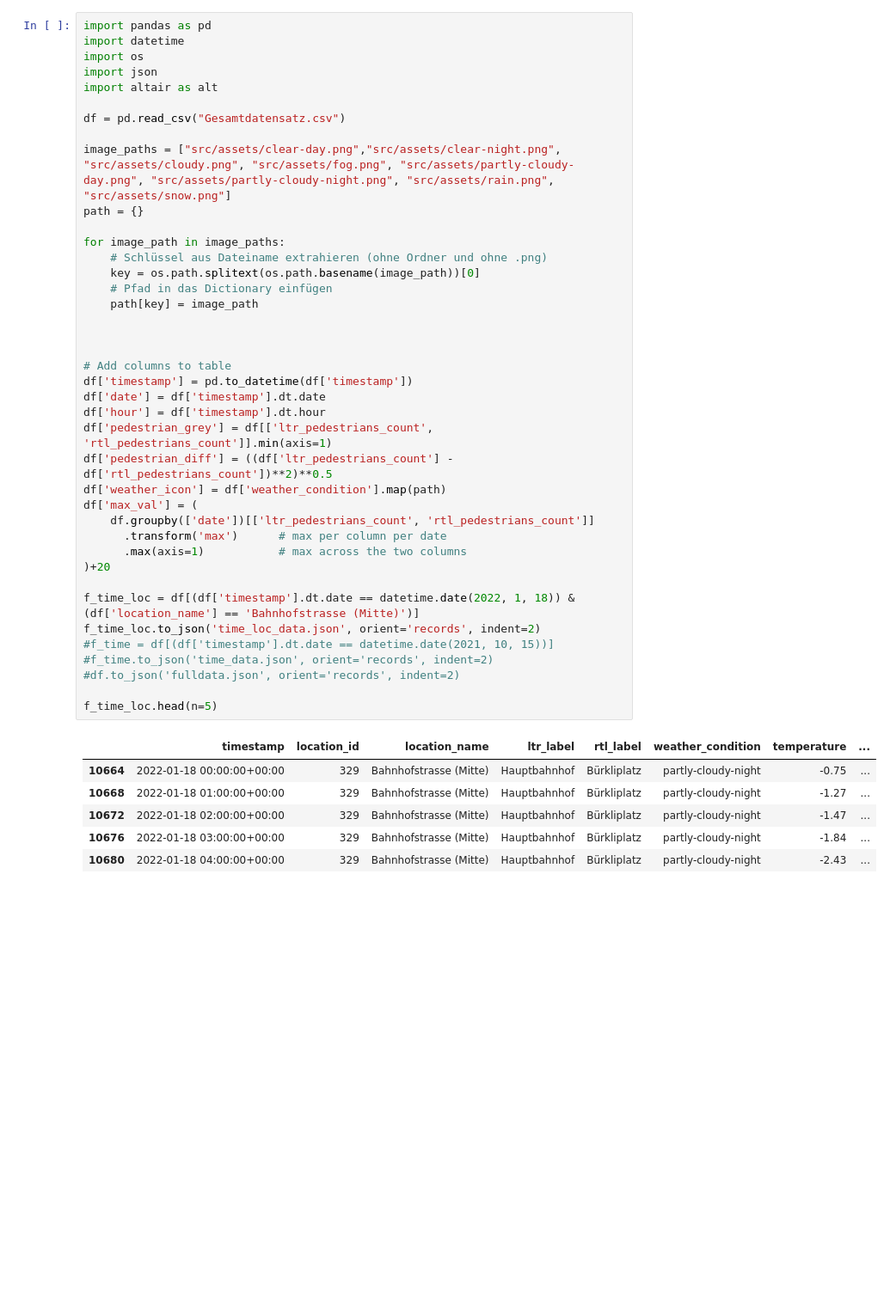
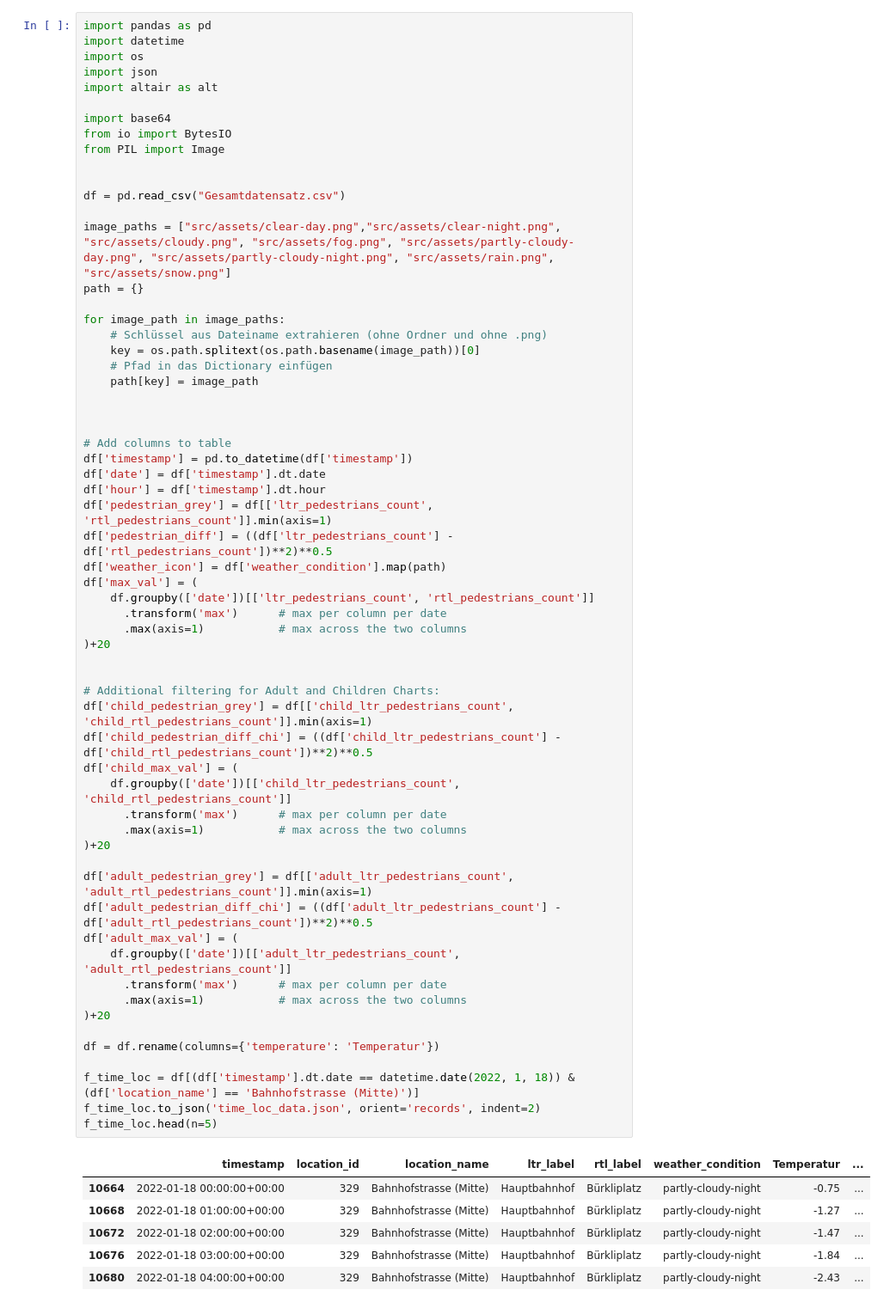
Before and after one commit to jboisso/WID_project, a Jupyter notebook: src/data.ipynb, the cells around one changed output. Shown: that part at 86% size. Saved outputs shown, nothing was run; the diff lists cells and outputs as text; blank space fills up the shorter version.

```diff
--- a/src/data.ipynb
+++ b/src/data.ipynb
@@ -4,42 +4,63 @@ import datetime
 import os
 import json
 import altair as alt
+
+import base64
+from io import BytesIO
+from PIL import Image
+
 
 df = pd.read_csv("Gesamtdatensatz.csv")
 
 image_paths = ["src/assets/clear-day.png","src/assets/clear-night.png", "src/assets/cloudy.png", "src/assets/fog.png", "src/assets/partly-cloudy-day.png", "src/assets/partly-cloudy-night.png", "src/assets/rain.png", "src/assets/snow.png"]
 path = {}
 
 for image_path in image_paths:
     # Schlüssel aus Dateiname extrahieren (ohne Ordner und ohne .png)
     key = os.path.splitext(os.path.basename(image_path))[0]
     # Pfad in das Dictionary einfügen
     path[key] = image_path
 
 
 
 # Add columns to table
 df['timestamp'] = pd.to_datetime(df['timestamp'])
 df['date'] = df['timestamp'].dt.date
 df['hour'] = df['timestamp'].dt.hour
 df['pedestrian_grey'] = df[['ltr_pedestrians_count', 'rtl_pedestrians_count']].min(axis=1)
 df['pedestrian_diff'] = ((df['ltr_pedestrians_count'] - df['rtl_pedestrians_count'])**2)**0.5
 df['weather_icon'] = df['weather_condition'].map(path)
 df['max_val'] = (
     df.groupby(['date'])[['ltr_pedestrians_count', 'rtl_pedestrians_count']]
       .transform('max')      # max per column per date
       .max(axis=1)           # max across the two columns
 )+20
 
+
+# Additional filtering for Adult and Children Charts:
+df['child_pedestrian_grey'] = df[['child_ltr_pedestrians_count', 'child_rtl_pedestrians_count']].min(axis=1)
+df['child_pedestrian_diff_chi'] = ((df['child_ltr_pedestrians_count'] - df['child_rtl_pedestrians_count'])**2)**0.5
+df['child_max_val'] = (
+    df.groupby(['date'])[['child_ltr_pedestrians_count', 'child_rtl_pedestrians_count']]
+      .transform('max')      # max per column per date
+      .max(axis=1)           # max across the two columns
+)+20
+
+df['adult_pedestrian_grey'] = df[['adult_ltr_pedestrians_count', 'adult_rtl_pedestrians_count']].min(axis=1)
+df['adult_pedestrian_diff_chi'] = ((df['adult_ltr_pedestrians_count'] - df['adult_rtl_pedestrians_count'])**2)**0.5
+df['adult_max_val'] = (
+    df.groupby(['date'])[['adult_ltr_pedestrians_count', 'adult_rtl_pedestrians_count']]
+      .transform('max')      # max per column per date
+      .max(axis=1)           # max across the two columns
+)+20
+
+df = df.rename(columns={'temperature': 'Temperatur'})
+
 f_time_loc = df[(df['timestamp'].dt.date == datetime.date(2022, 1, 18)) & (df['location_name'] == 'Bahnhofstrasse (Mitte)')]
 f_time_loc.to_json('time_loc_data.json', orient='records', indent=2)
-#f_time = df[(df['timestamp'].dt.date == datetime.date(2021, 10, 15))]
-#f_time.to_json('time_data.json', orient='records', indent=2)
-#df.to_json('fulldata.json', orient='records', indent=2)
-
 f_time_loc.head(n=5)
 # %% [output]
-|  | timestamp | location_id | location_name | ltr_label | rtl_label | weather_condition | temperature | ... |
+|  | timestamp | location_id | location_name | ltr_label | rtl_label | weather_condition | Temperatur | ... |
 | 10664 | 2022-01-18 00:00:00+00:00 | 329 | Bahnhofstrasse (Mitte) | Hauptbahnhof | Bürkliplatz | partly-cloudy-night | -0.75 | ... |
 | 10668 | 2022-01-18 01:00:00+00:00 | 329 | Bahnhofstrasse (Mitte) | Hauptbahnhof | Bürkliplatz | partly-cloudy-night | -1.27 | ... |
 | 10672 | 2022-01-18 02:00:00+00:00 | 329 | Bahnhofstrasse (Mitte) | Hauptbahnhof | Bürkliplatz | partly-cloudy-night | -1.47 | ... |
```
Also changed, not shown: parts of 4 cells of this notebook, 9 other files.
